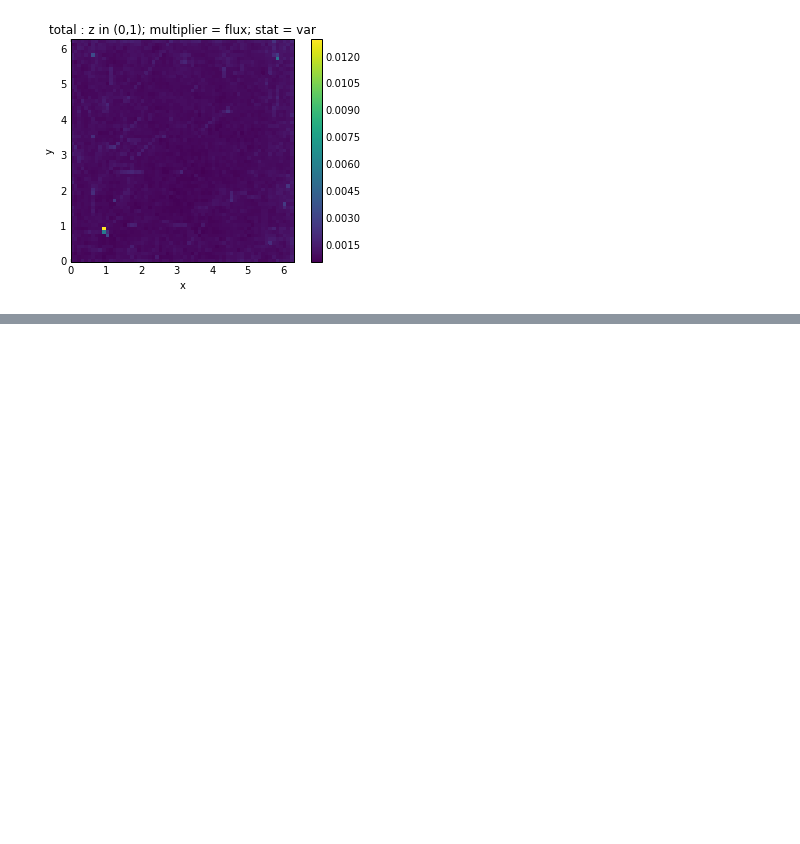
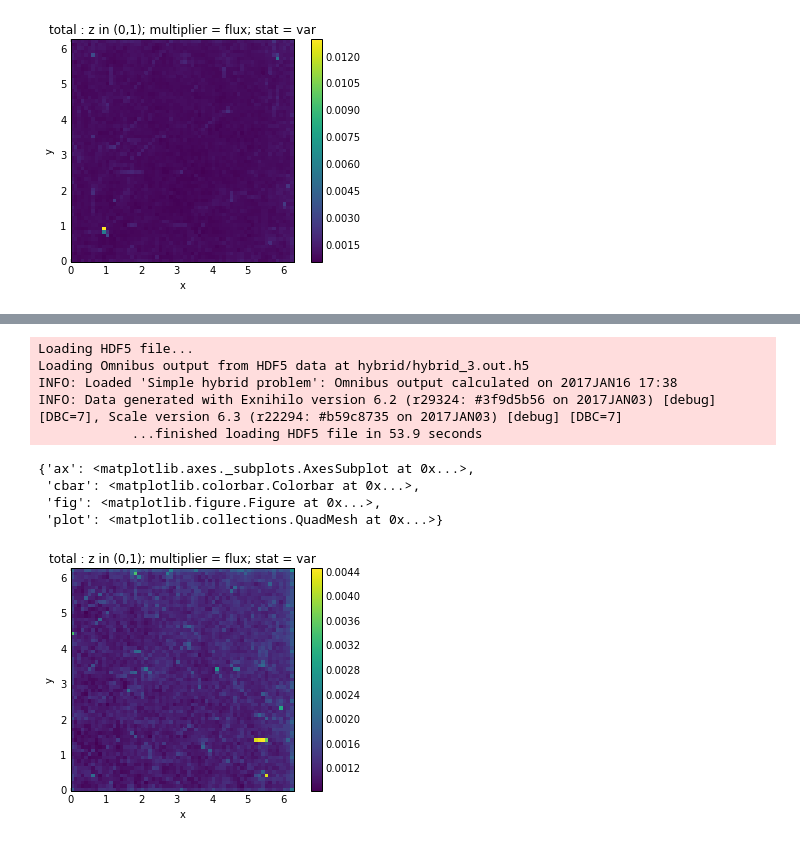
Before and after one commit to aprilnovak/nkq_analysis, a Jupyter notebook: notebooks/hybrid.ipynb, the cells around one changed output, grey strips where cells are left out. Saved outputs shown, nothing was run; the diff lists cells and outputs as text; code cells hidden in the pictures; blank space fills up the shorter version.

Commit message:
Added CADIS run to hybrid notebook.

```diff
--- a/notebooks/hybrid.ipynb
+++ b/notebooks/hybrid.ipynb
@@ -89,0 +96,19 @@ plot(flux_tally.xs(z=0.9, stat='var', multiplier='flux'))
+# %%
+output = load("hybrid/hybrid_3.out.h5").extract();
+tallies = output['tally']
+mesh_tally = tallies.mesh_tally.total
+flux_tally = tallies.flux.total
+# %% [output]
+Loading HDF5 file...
+Loading Omnibus output from HDF5 data at hybrid/hybrid_3.out.h5
+INFO: Loaded 'Simple hybrid problem': Omnibus output calculated on 2017JAN16 17:38
+INFO: Data generated with Exnihilo version 6.2 (r29324: #3f9d5b56 on 2017JAN03) [debug] [DBC=7], Scale version 6.3 (r22294: #b59c8735 on 2017JAN03) [debug] [DBC=7]
+            ...finished loading HDF5 file in 53.9 seconds
+# %%
+plot(flux_tally.xs(z=0.9, stat='var', multiplier='flux'))
+# %% [output]
+{'ax': <matplotlib.axes._subplots.AxesSubplot at 0x...>,
+ 'cbar': <matplotlib.colorbar.Colorbar at 0x...>,
+ 'fig': <matplotlib.figure.Figure at 0x...>,
+ 'plot': <matplotlib.collections.QuadMesh at 0x...>}
+[figure, added]
```
Also changed, not shown: parts of 5 cells of this notebook, 1 other file.
